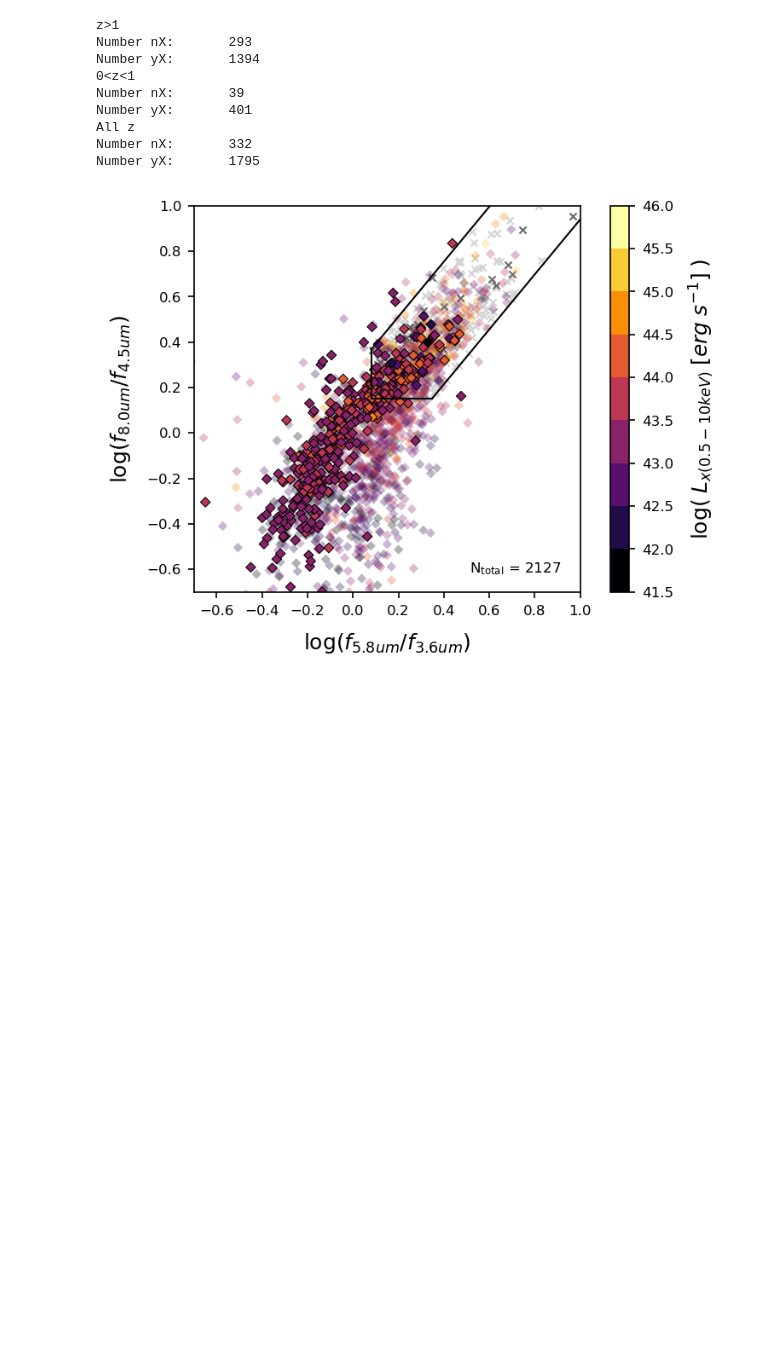
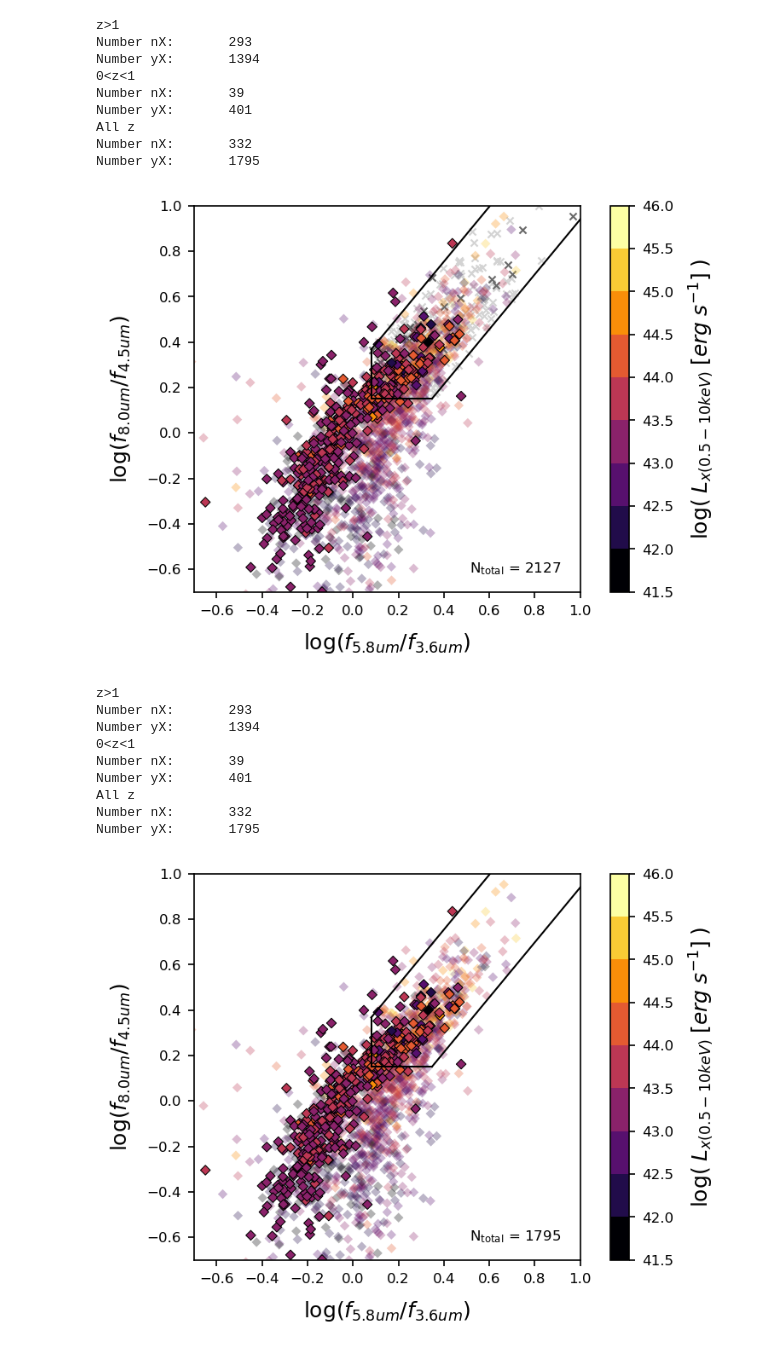
Before and after one commit to parallax-xallaraq/IfA-REU-Project, a Jupyter notebook: Code/v2_ColorColorPlotting.ipynb, the cells around one changed output. Drawn from its saved outputs; the diff is of its cells as text; code cells hidden in the pictures; blank space fills up the shorter version.

Commit message:
make Lx colorbar plot without gray crosses

```diff
--- a/Code/v2_ColorColorPlotting.ipynb
+++ b/Code/v2_ColorColorPlotting.ipynb
@@ -665,12 +665,14 @@ def PlotDonleyXray_dual (
 
         path='',                # save
         fileName='',            # save
-        printInfo=True          # output text
+        printInfo=True,         # output text
+        showCrosses=True        # show gray crosses (representing *_nx) when True
     ) :
 
-    # plot no X data
-    plt.scatter(x_nX,   y_nX,   marker='x', s=15, c='lightgrey')
-    plt.scatter(x_nX_z, y_nX_z, marker='x', s=15, c='dimgray')
+    if(showCrosses):
+        # plot no X data
+        plt.scatter(x_nX,   y_nX,   marker='x', s=15, c='lightgrey')
+        plt.scatter(x_nX_z, y_nX_z, marker='x', s=15, c='dimgray')
 
     # plot yes X data
     plt.scatter(x_yX,   y_yX,   marker='D', s=15, c=Lx,   edgecolor='none', alpha=0.3, cmap=plt.cm.get_cmap('inferno',9))
@@ -682,7 +684,12 @@ def PlotDonleyXray_dual (
 
     # plotting
     adp.PlotDonleyWedge()
-    adp.AddText_n(len(x_nX)+len(x_yX)+len(x_nX_z)+len(x_yX_z), pre='$\mathrm{N_{total}}$ = ')
+
+    # number of sources on plot
+    if(showCrosses):
+        adp.AddText_n(len(x_nX)+len(x_yX)+len(x_nX_z)+len(x_yX_z), pre='$\mathrm{N_{total}}$ = ')
+    else:
+        adp.AddText_n(len(x_yX)+len(x_yX_z), pre='$\mathrm{N_{total}}$ = ')
 
     # axis
     plt.axis([-0.7,1.0,-0.7,1.0])
@@ -733,5 +741,31 @@ All z
 Number nX:       332
 Number yX:       1795
 [figure]
+# %%
+PlotDonleyXray_dual (
+    xy_agn_nLx_le['x'], xy_agn_nLx_le['y'],             # no X-ray detections
+    xy_agn_yLx_le['x'], xy_agn_yLx_le['y'],             # yes X-ray detections
+    agn_yLx_le['Lx'],                     # X-ray luminosity (colorbar)
+
+    xy_agn_nLx_leNO['x'], xy_agn_nLx_leNO['y'],             # no X-ray detections
+    xy_agn_yLx_leNO['x'], xy_agn_yLx_leNO['y'],             # yes X-ray detections
+    agn_yLx_leNO['Lx'],                     # X-ray luminosity (colorbar)
+
+    path=adp.path_fig,
+    fileName='v2_colorDiagram_Lx_zMarked_nX',   # save
+    printInfo=True,         # output text
+    showCrosses=False        # show gray crosses (representing *_nx) when True
+)
+# %% [output]
+z>1
+Number nX:       293
+Number yX:       1394
+0<z<1
+Number nX:       39
+Number yX:       401
+All z
+Number nX:       332
+Number yX:       1795
+[figure, added]
 # %%
 # TODO minor ticks on plots!!!
```
Also changed, not shown: parts of 1 cell of this notebook, 2 other files.
